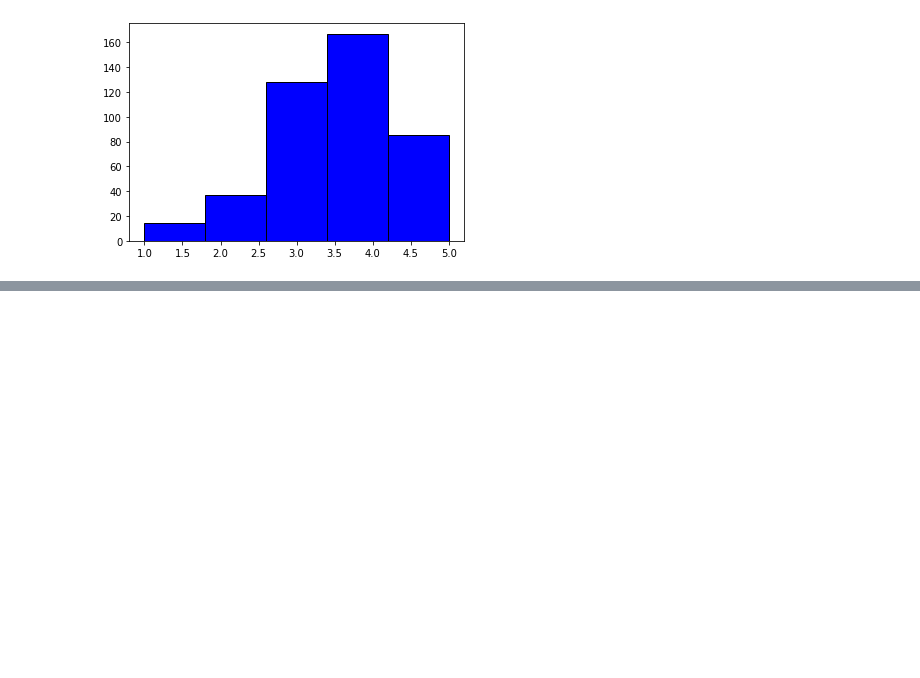
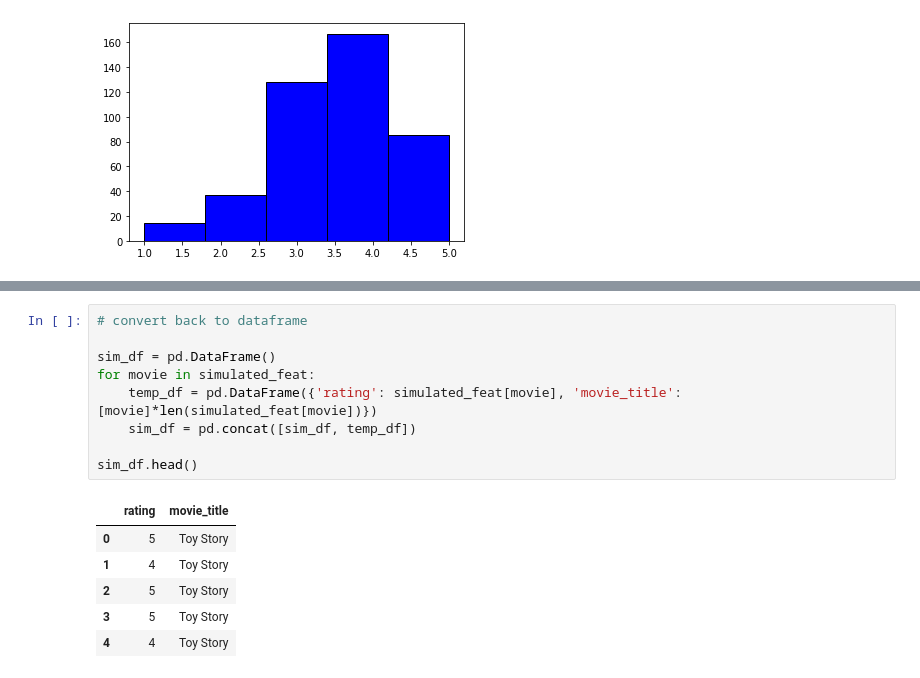
Before and after one commit to Tzongjie/bt4014_project, a Jupyter notebook: data_simulation.ipynb, the cells around one changed output, grey strips where cells are left out. Saved outputs shown, nothing was run; the diff lists cells and outputs as text; blank space fills up the shorter version.

```diff
--- a/data_simulation.ipynb
+++ b/data_simulation.ipynb
@@ -152,0 +182,16 @@ for feat in features:
+# %%
+# convert back to dataframe
+
+sim_df = pd.DataFrame()
+for movie in simulated_feat:
+    temp_df = pd.DataFrame({'rating': simulated_feat[movie], 'movie_title': [movie]*len(simulated_feat[movie])})
+    sim_df = pd.concat([sim_df, temp_df])
+
+sim_df.head()
+# %% [output]
+|  | rating | movie_title |
+| 0 | 5 | Toy Story |
+| 1 | 4 | Toy Story |
+| 2 | 5 | Toy Story |
+| 3 | 5 | Toy Story |
+| 4 | 4 | Toy Story |
```
Also changed, not shown: parts of 13 cells of this notebook.
